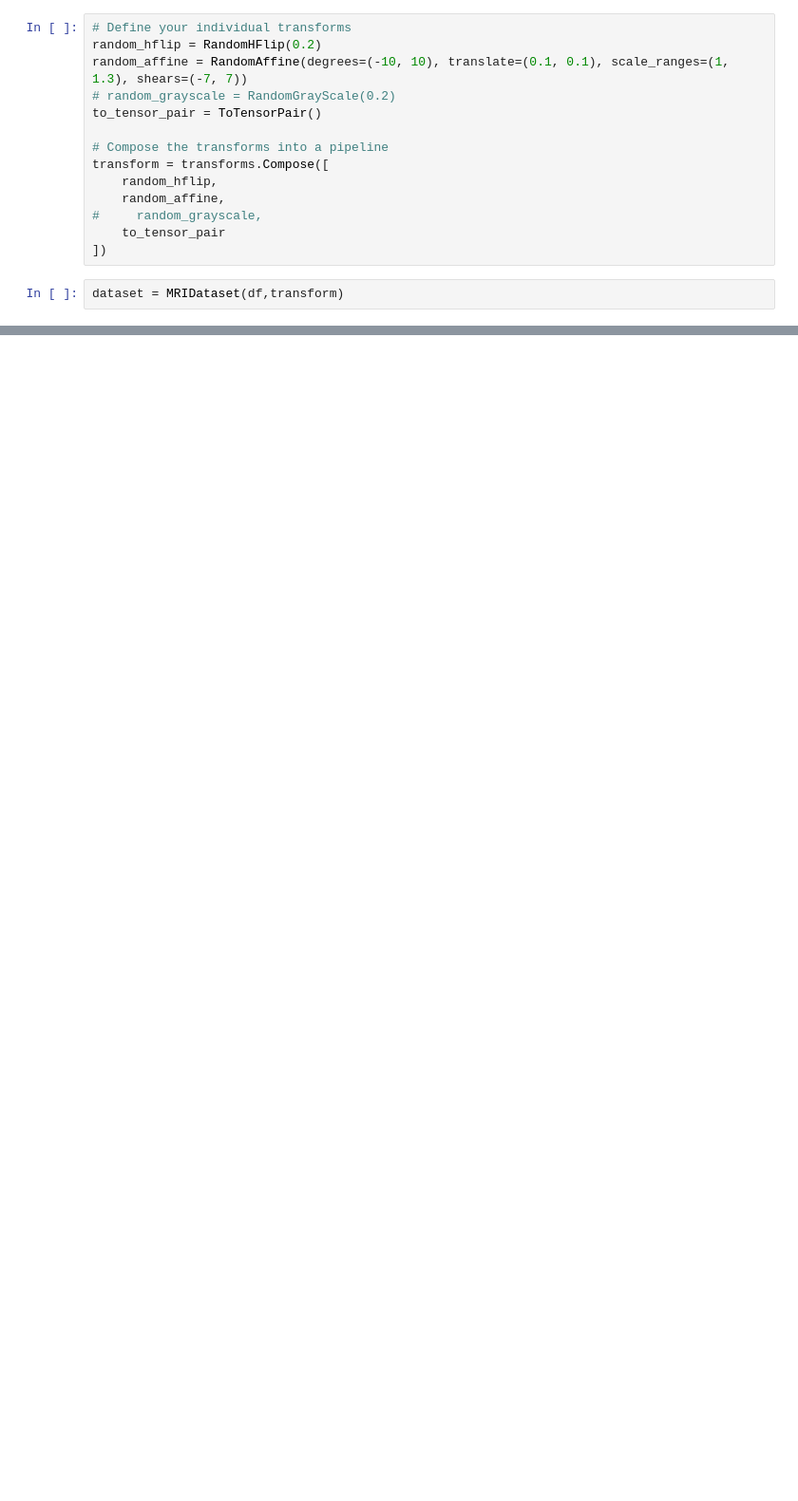
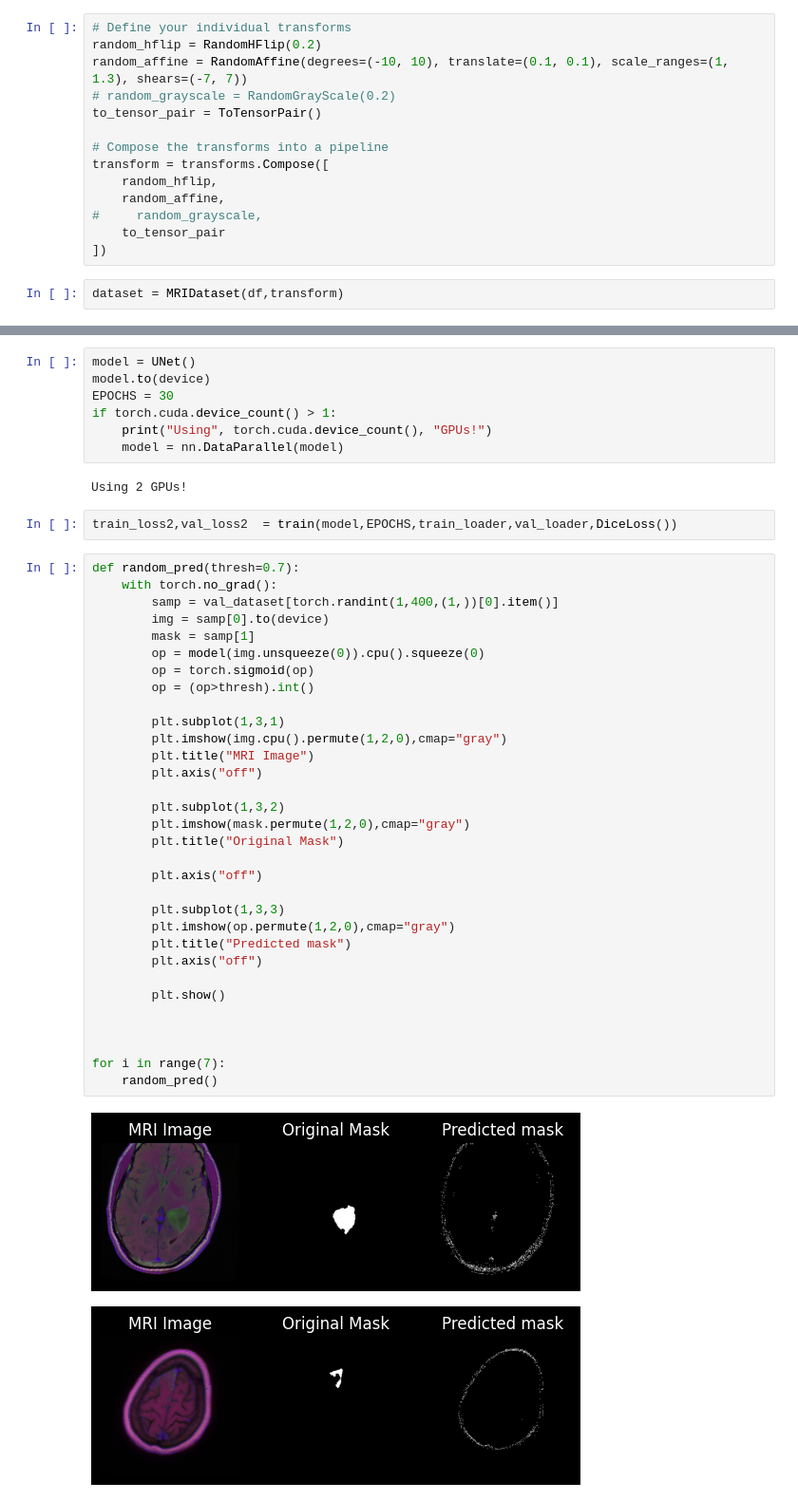
Before and after one commit to rupeshghimire7/BrainMRI_TumorSegmentation, a Jupyter notebook: UNet-image-segmentation.ipynb, the cells around one changed output, grey strips where cells are left out. Shown at 95% size. Drawn from its saved outputs; the diff is of its cells as text; blank space fills up the shorter version.

```diff
--- a/UNet-image-segmentation.ipynb
+++ b/UNet-image-segmentation.ipynb
@@ -340,0 +585,46 @@ show_samples()
+# %%
+model = UNet()
+model.to(device)
+EPOCHS = 30
+if torch.cuda.device_count() > 1:
+    print("Using", torch.cuda.device_count(), "GPUs!")
+    model = nn.DataParallel(model)
+# %% [output]
+Using 2 GPUs!
+# %%
+train_loss2,val_loss2  = train(model,EPOCHS,train_loader,val_loader,DiceLoss())
+# %%
+def random_pred(thresh=0.7):
+    with torch.no_grad():
+        samp = val_dataset[torch.randint(1,400,(1,))[0].item()]
+        img = samp[0].to(device)
+        mask = samp[1]
+        op = model(img.unsqueeze(0)).cpu().squeeze(0)
+        op = torch.sigmoid(op)
+        op = (op>thresh).int()
+
+        plt.subplot(1,3,1)
+        plt.imshow(img.cpu().permute(1,2,0),cmap="gray")
+        plt.title("MRI Image")
+        plt.axis("off")
+
+        plt.subplot(1,3,2)
+        plt.imshow(mask.permute(1,2,0),cmap="gray")
+        plt.title("Original Mask")
+
+        plt.axis("off")
+
+        plt.subplot(1,3,3)
+        plt.imshow(op.permute(1,2,0),cmap="gray")
+        plt.title("Predicted mask")
+        plt.axis("off")
+
+        plt.show()
+
+
+
+for i in range(7):
+    random_pred()
+# %% [output]
+[figure, added]
+[figure, added]
```
Also changed, not shown: parts of 27 cells of this notebook.
